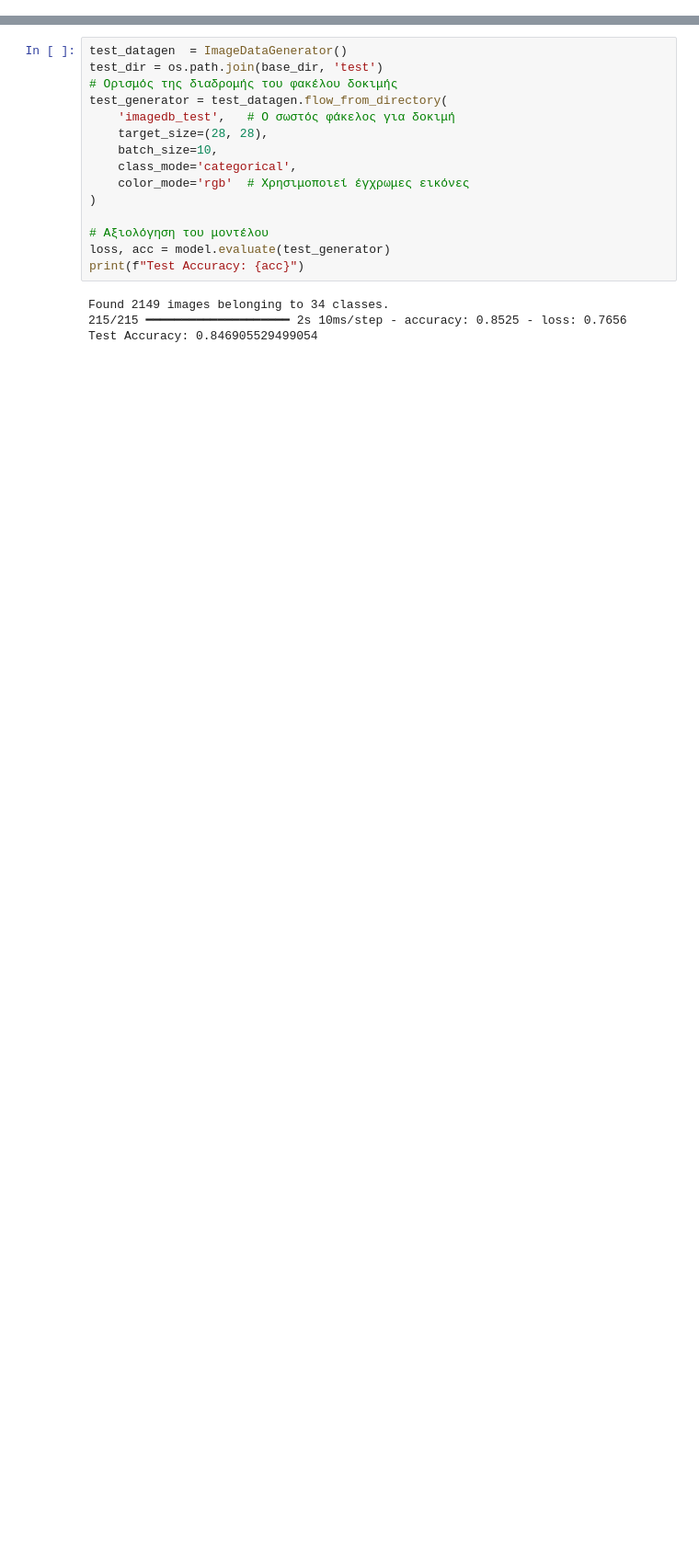
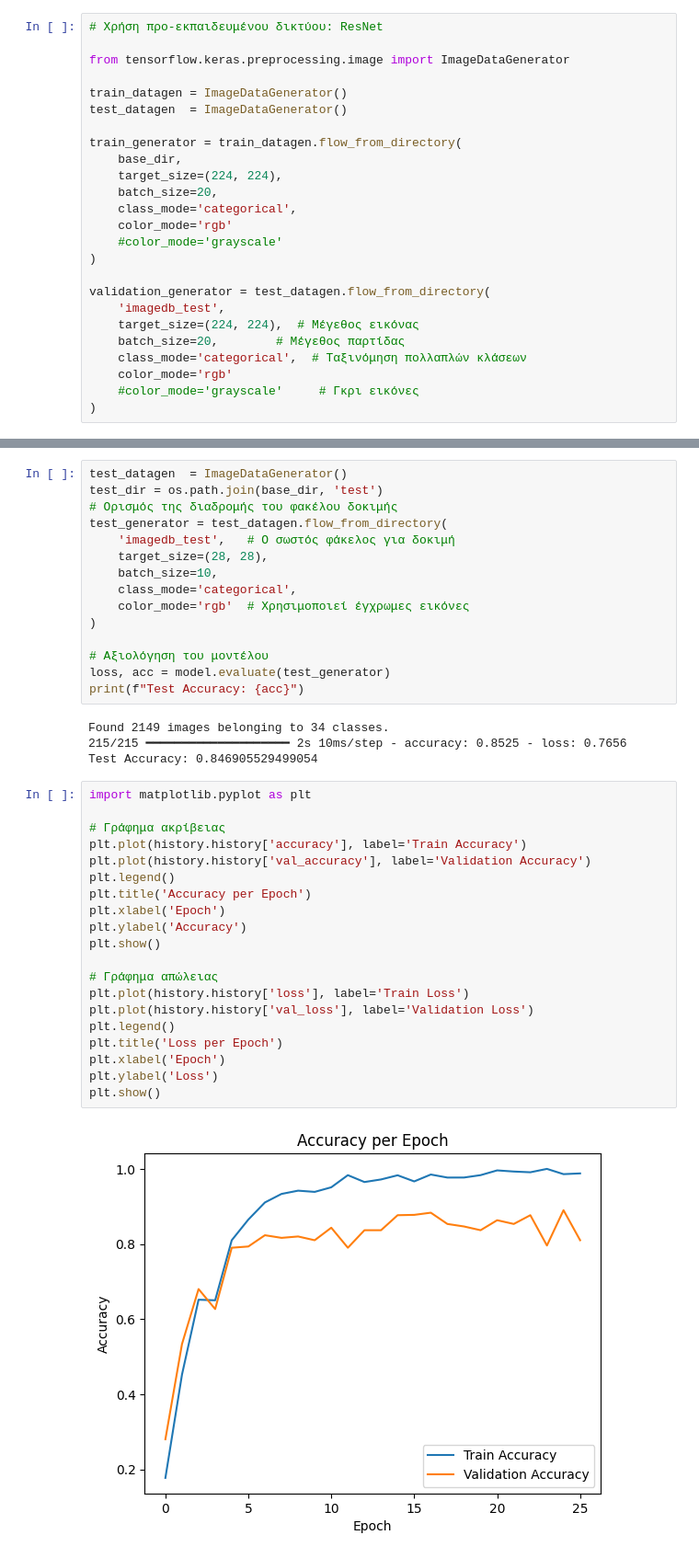
Before and after one commit to AgniKoko/ComputerVision_Classification, a Jupyter notebook: deep_learning.ipynb, the cells around one changed output, grey strips where cells are left out. Shown at 92% size. Cells and saved outputs as stored; diff of their text form; blank space fills up the shorter version.

```diff
--- a/deep_learning.ipynb
+++ b/deep_learning.ipynb
@@ -104,3 +96,28 @@ Model: "sequential_5"
  Total params: 235,150 (918.55 KB)
  Trainable params: 235,150 (918.55 KB)
  Non-trainable params: 0 (0.00 B)
+# %%
+# Χρήση προ-εκπαιδευμένου δικτύου: ResNet
+
+from tensorflow.keras.preprocessing.image import ImageDataGenerator
+
+train_datagen = ImageDataGenerator()
+test_datagen  = ImageDataGenerator()
+
+train_generator = train_datagen.flow_from_directory(
+    base_dir,
+    target_size=(224, 224),
+    batch_size=20,
+    class_mode='categorical',
+    color_mode='rgb'
+    #color_mode='grayscale'
+)
+
+validation_generator = test_datagen.flow_from_directory(
+    'imagedb_test',
+    target_size=(224, 224),  # Μέγεθος εικόνας
+    batch_size=20,        # Μέγεθος παρτίδας
+    class_mode='categorical',  # Ταξινόμηση πολλαπλών κλάσεων
+    color_mode='rgb'
+    #color_mode='grayscale'     # Γκρι εικόνες
+)
@@ -188,3 +223,25 @@ print(f"Test Accuracy: {acc}")
 Found 2149 images belonging to 34 classes.
 215/215 ━━━━━━━━━━━━━━━━━━━━ 2s 10ms/step - accuracy: 0.8525 - loss: 0.7656
 Test Accuracy: 0.846905529499054
+# %%
+import matplotlib.pyplot as plt
+
+# Γράφημα ακρίβειας
+plt.plot(history.history['accuracy'], label='Train Accuracy')
+plt.plot(history.history['val_accuracy'], label='Validation Accuracy')
+plt.legend()
+plt.title('Accuracy per Epoch')
+plt.xlabel('Epoch')
+plt.ylabel('Accuracy')
+plt.show()
+
+# Γράφημα απώλειας
+plt.plot(history.history['loss'], label='Train Loss')
+plt.plot(history.history['val_loss'], label='Validation Loss')
+plt.legend()
+plt.title('Loss per Epoch')
+plt.xlabel('Epoch')
+plt.ylabel('Loss')
+plt.show()
+# %% [output]
+[figure, added]
```
Also changed, not shown: parts of 6 cells of this notebook.
